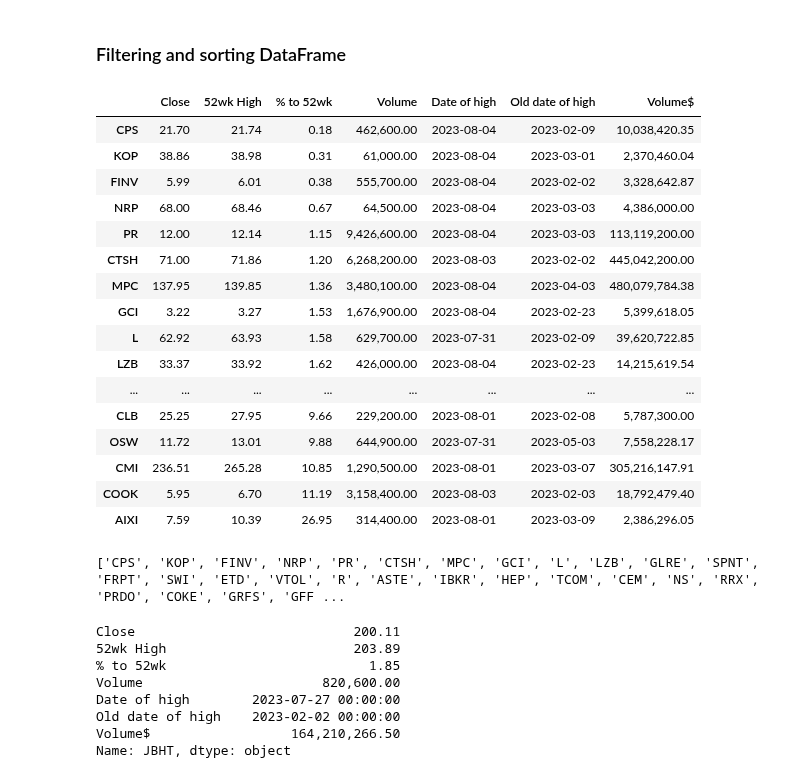
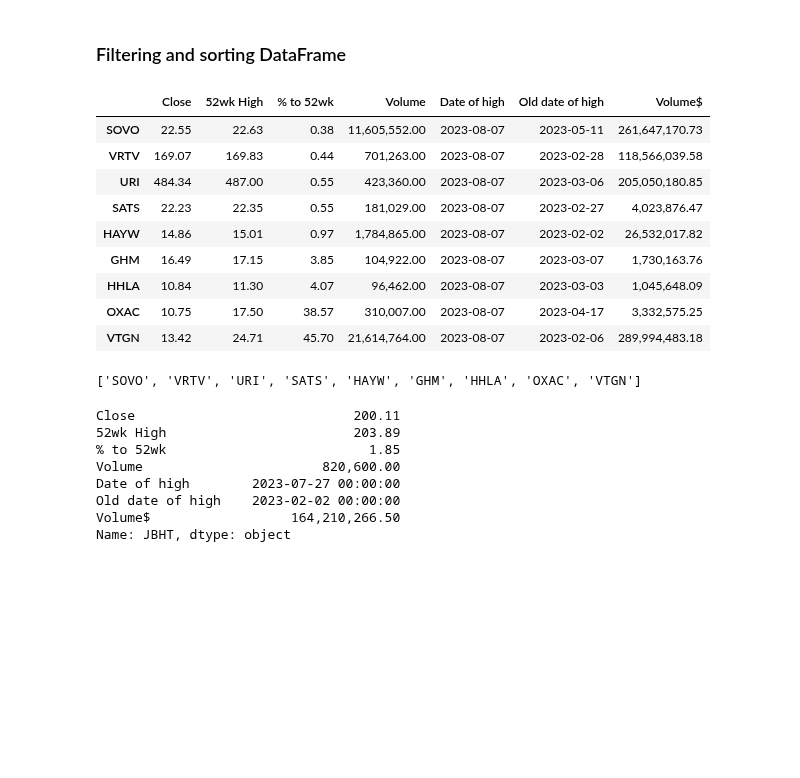
Before and after one commit to Idanq1/Stocks-Strategies, a Jupyter notebook: Scanners/Screener8 52 high.ipynb, the cells around one changed output. Drawn from its saved outputs; the diff is of its cells as text; code cells hidden in the pictures; blank space fills up the shorter version.

```diff
--- a/Scanners/Screener8 52 high.ipynb
+++ b/Scanners/Screener8 52 high.ipynb
@@ -244,33 +240,26 @@ def filter_sort_df(df):
 
     return df.sort_values(by='% to 52wk', ascending=True)
 # %%
-full_df = parse_df(data, 5)
+full_df = parse_df(data, 1)
 cop = full_df.copy()
 
 df = filter_sort_df(cop)
 df
 # %% [output]
 |  | Close | 52wk High | % to 52wk | Volume | Date of high | Old date of high | Volume$ |
-| CPS | 21.70 | 21.74 | 0.18 | 462,600.00 | 2023-08-04 | 2023-02-09 | 10,038,420.35 |
-| KOP | 38.86 | 38.98 | 0.31 | 61,000.00 | 2023-08-04 | 2023-03-01 | 2,370,460.04 |
-| FINV | 5.99 | 6.01 | 0.38 | 555,700.00 | 2023-08-04 | 2023-02-02 | 3,328,642.87 |
-| NRP | 68.00 | 68.46 | 0.67 | 64,500.00 | 2023-08-04 | 2023-03-03 | 4,386,000.00 |
-| PR | 12.00 | 12.14 | 1.15 | 9,426,600.00 | 2023-08-04 | 2023-03-03 | 113,119,200.00 |
-| CTSH | 71.00 | 71.86 | 1.20 | 6,268,200.00 | 2023-08-03 | 2023-02-02 | 445,042,200.00 |
-| MPC | 137.95 | 139.85 | 1.36 | 3,480,100.00 | 2023-08-04 | 2023-04-03 | 480,079,784.38 |
-| GCI | 3.22 | 3.27 | 1.53 | 1,676,900.00 | 2023-08-04 | 2023-02-23 | 5,399,618.05 |
-| L | 62.92 | 63.93 | 1.58 | 629,700.00 | 2023-07-31 | 2023-02-09 | 39,620,722.85 |
-| LZB | 33.37 | 33.92 | 1.62 | 426,000.00 | 2023-08-04 | 2023-02-23 | 14,215,619.54 |
-| ... | ... | ... | ... | ... | ... | ... | ... |
-| CLB | 25.25 | 27.95 | 9.66 | 229,200.00 | 2023-08-01 | 2023-02-08 | 5,787,300.00 |
-| OSW | 11.72 | 13.01 | 9.88 | 644,900.00 | 2023-07-31 | 2023-05-03 | 7,558,228.17 |
-| CMI | 236.51 | 265.28 | 10.85 | 1,290,500.00 | 2023-08-01 | 2023-03-07 | 305,216,147.91 |
-| COOK | 5.95 | 6.70 | 11.19 | 3,158,400.00 | 2023-08-03 | 2023-02-03 | 18,792,479.40 |
-| AIXI | 7.59 | 10.39 | 26.95 | 314,400.00 | 2023-08-01 | 2023-03-09 | 2,386,296.05 |
+| SOVO | 22.55 | 22.63 | 0.38 | 11,605,552.00 | 2023-08-07 | 2023-05-11 | 261,647,170.73 |
+| VRTV | 169.07 | 169.83 | 0.44 | 701,263.00 | 2023-08-07 | 2023-02-28 | 118,566,039.58 |
+| URI | 484.34 | 487.00 | 0.55 | 423,360.00 | 2023-08-07 | 2023-03-06 | 205,050,180.85 |
+| SATS | 22.23 | 22.35 | 0.55 | 181,029.00 | 2023-08-07 | 2023-02-27 | 4,023,876.47 |
+| HAYW | 14.86 | 15.01 | 0.97 | 1,784,865.00 | 2023-08-07 | 2023-02-02 | 26,532,017.82 |
+| GHM | 16.49 | 17.15 | 3.85 | 104,922.00 | 2023-08-07 | 2023-03-07 | 1,730,163.76 |
+| HHLA | 10.84 | 11.30 | 4.07 | 96,462.00 | 2023-08-07 | 2023-03-03 | 1,045,648.09 |
+| OXAC | 10.75 | 17.50 | 38.57 | 310,007.00 | 2023-08-07 | 2023-04-17 | 3,332,575.25 |
+| VTGN | 13.42 | 24.71 | 45.70 | 21,614,764.00 | 2023-08-07 | 2023-02-06 | 289,994,483.18 |
 # %%
 add_to_tv(df)
 # %% [output]
-['CPS', 'KOP', 'FINV', 'NRP', 'PR', 'CTSH', 'MPC', 'GCI', 'L', 'LZB', 'GLRE', 'SPNT', 'FRPT', 'SWI', 'ETD', 'VTOL', 'R', 'ASTE', 'IBKR', 'HEP', 'TCOM', 'CEM', 'NS', 'RRX', 'PRDO', 'COKE', 'GRFS', 'GFF ...
+['SOVO', 'VRTV', 'URI', 'SATS', 'HAYW', 'GHM', 'HHLA', 'OXAC', 'VTGN']
 # %%
 cop.loc["JBHT"]
 # %% [output]
```
Also changed, not shown: parts of 4 cells of this notebook.
